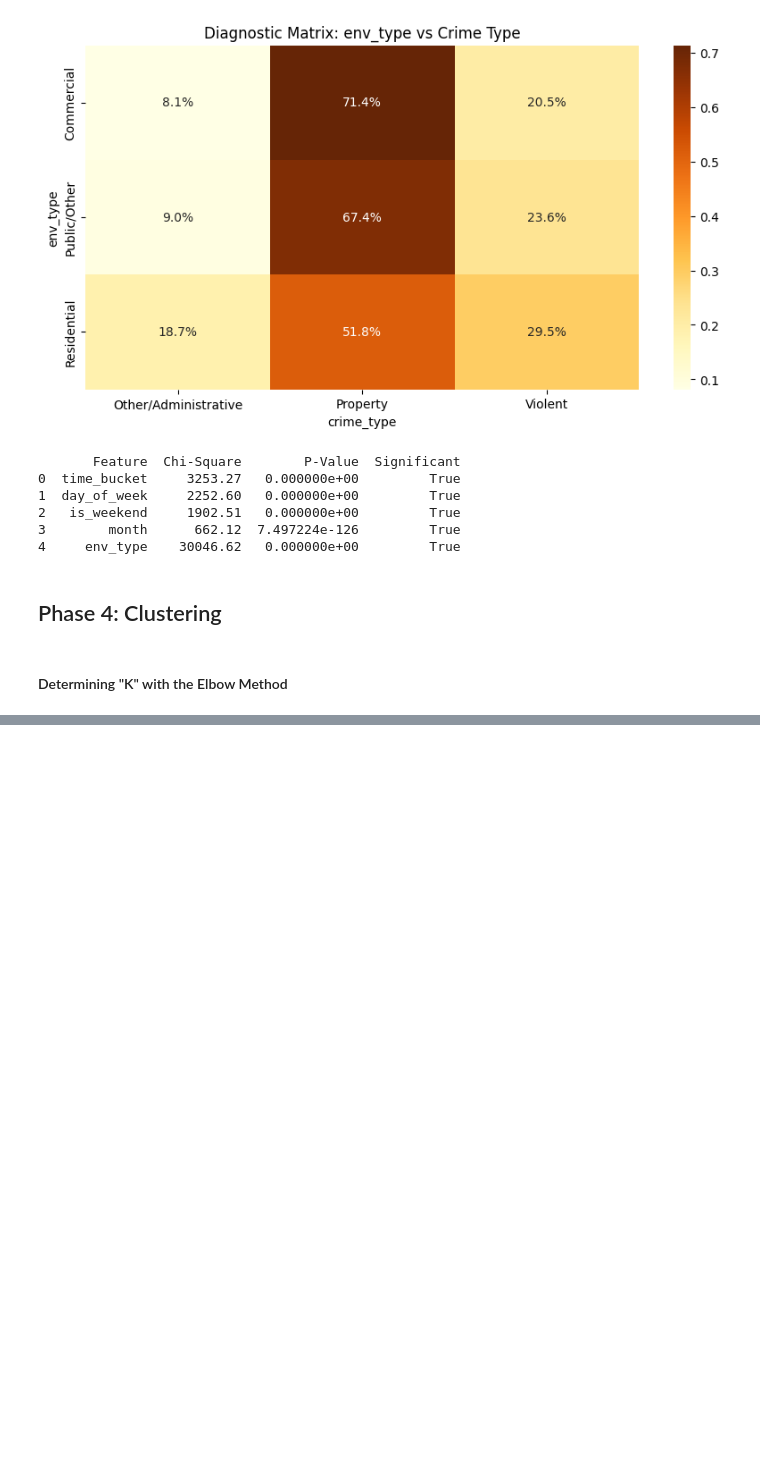
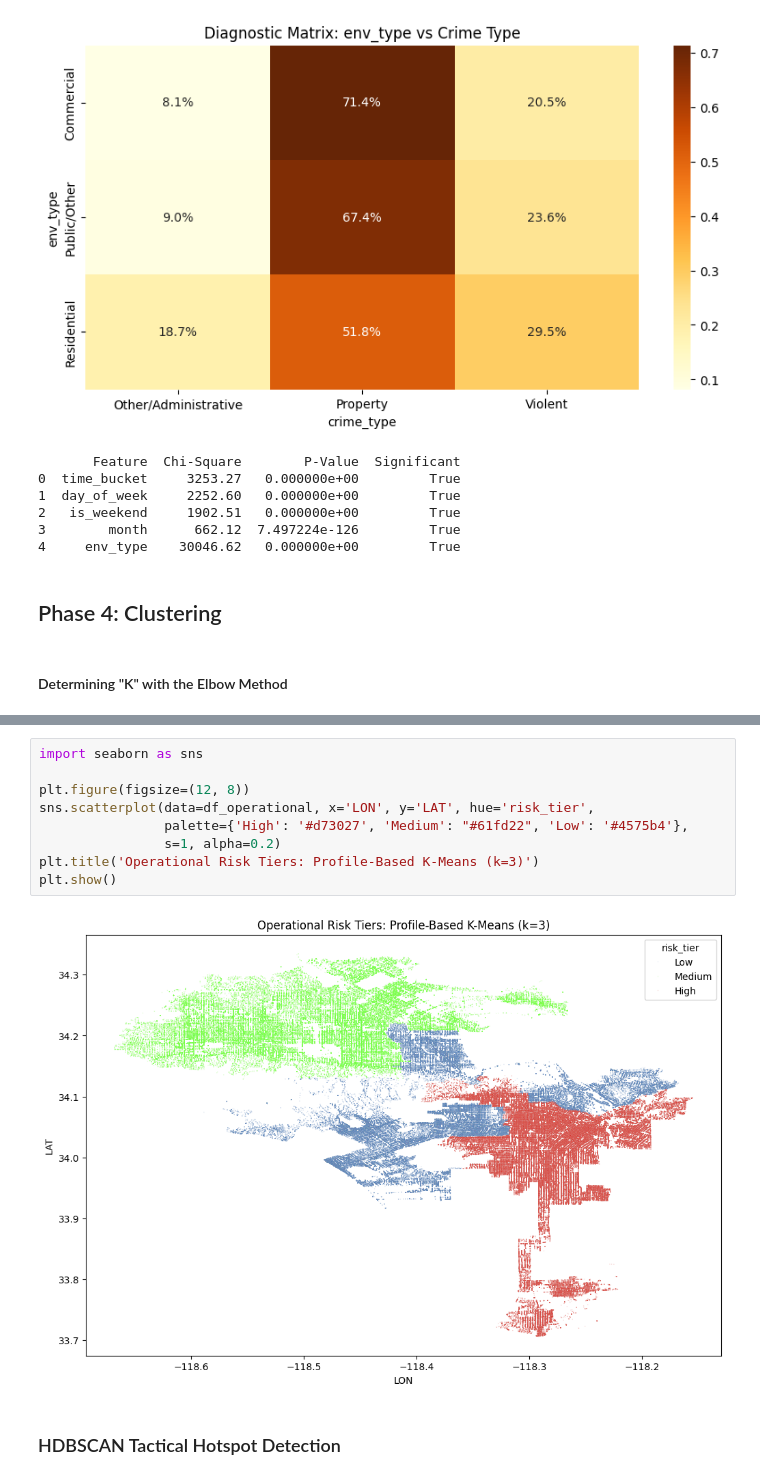
Before and after one commit to Arya1912/Crime-Data, a Jupyter notebook: Draft1.ipynb, the cells around one changed output, grey strips where cells are left out. Drawn from its saved outputs; the diff is of its cells as text; blank space fills up the shorter version.

```diff
--- a/Draft1.ipynb
+++ b/Draft1.ipynb
@@ -386,0 +447,13 @@ The statistically optimal value for k is: 3
+# %%
+import seaborn as sns
+
+plt.figure(figsize=(12, 8))
+sns.scatterplot(data=df_operational, x='LON', y='LAT', hue='risk_tier',
+                palette={'High': '#d73027', 'Medium': "#61fd22", 'Low': '#4575b4'},
+                s=1, alpha=0.2)
+plt.title('Operational Risk Tiers: Profile-Based K-Means (k=3)')
+plt.show()
+# %% [output]
+[figure, added]
+# %% [markdown]
+### HDBSCAN Tactical Hotspot Detection
```
Also changed, not shown: parts of 22 cells of this notebook.
